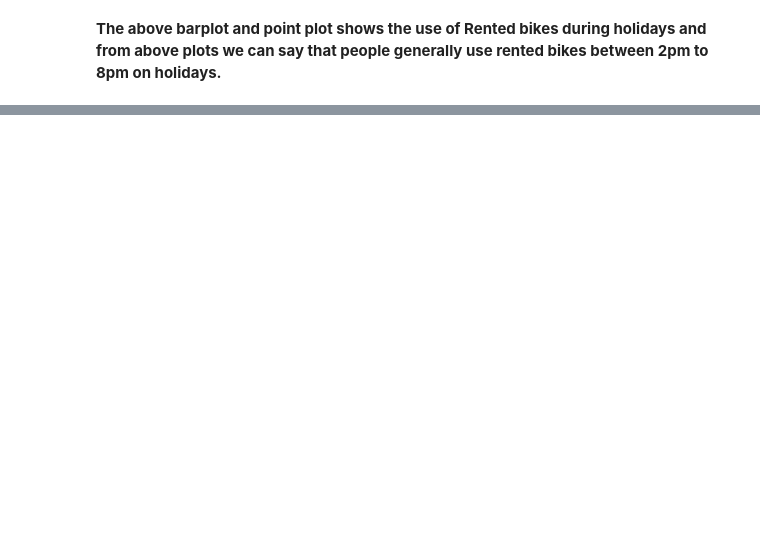
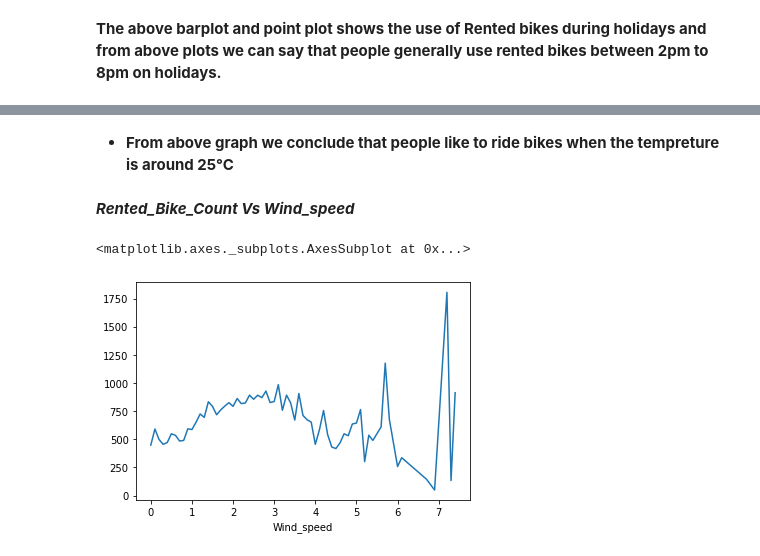
Before and after one commit to kiranahire03/Bike-Linear-Regression, a Jupyter notebook: Seoul_Bike_Sharing_Demand_Prediction.ipynb, the cells around one changed output, grey strips where cells are left out. Cells and saved outputs as stored; diff of their text form; code cells hidden in the pictures; blank space fills up the shorter version.

```diff
--- a/Seoul_Bike_Sharing_Demand_Prediction.ipynb
+++ b/Seoul_Bike_Sharing_Demand_Prediction.ipynb
@@ -452,0 +476,10 @@ plt.show()
+# %% [markdown]
+*   **From above graph we conclude that people like to ride bikes when the tempreture is around 25°C**
+# %% [markdown]
+***Rented_Bike_Count  Vs Wind_speed***
+# %%
+#plot to analyze the relationship between "Rented_Bike_Count" and "Wind_speed"
+bike_df.groupby('Wind_speed').mean()['Rented_Bike_Count'].plot()
+# %% [output]
+<matplotlib.axes._subplots.AxesSubplot at 0x...>
+[figure, added]
```
Also changed, not shown: parts of 20 cells of this notebook.
